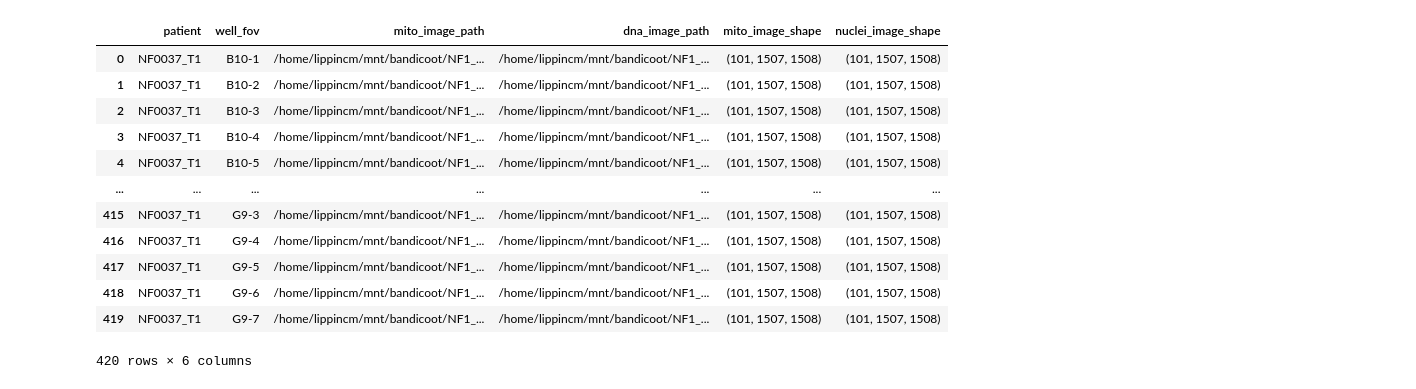
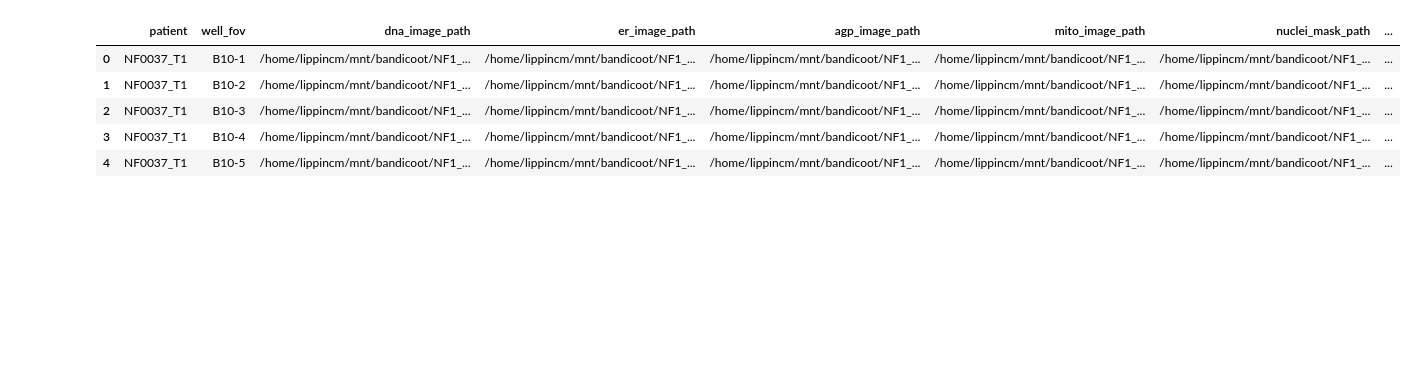
Before and after one commit to WayScience/NF1_3D_organoid_profiling_pipeline, a Jupyter notebook: 0.preprocessing_data/notebooks/2a.fix_patient_NF0037_T1.ipynb, the cells around one changed output. Drawn from its saved outputs; the diff is of its cells as text; code cells hidden in the pictures; blank space fills up the shorter version.

```diff
--- a/0.preprocessing_data/notebooks/2a.fix_patient_NF0037_T1.ipynb
+++ b/0.preprocessing_data/notebooks/2a.fix_patient_NF0037_T1.ipynb
@@ -45,5 +69,5 @@ def change_mito_shape_to_match_nuclei(row):
 # %%
-patient = "NF0037_T1"
+patients = ["NF0037_T1", "NF0037_T1_CQ1"]
 # %%
 final_dict = {
     "patient": [],
@@ -99,37 +142,34 @@ df
+# %%
+columns_to_iterate = {
+    # path column name : shape column name (output)
+    "dna_image_path": "dna_shape",
+    "er_image_path": "er_shape",
+    "agp_image_path": "agp_shape",
+    "mito_image_path": "mito_shape",
+    "nuclei_mask_path": "nuclei_shape",
+    "cell_mask_path": "cell_shape",
+    "cyto_mask_path": "cyto_shape",
+    "organoid_mask_path": "organoid_shape",
+}
 # %%
-mito_shapes = []
-nuclei_shapes = []
+# create the new columns for the data to be inserted into
+for shape_column_name in columns_to_iterate.values():
+    df[shape_column_name] = None
 for row in tqdm.tqdm(
-    df.itertuples(), total=len(df), desc="Checking shapes", unit="well_fov"
+    df.itertuples(), total=df.shape[0], desc="Rows", unit="row", leave=True
 ):
-    try:
-        with tifffile.TiffFile(row.mito_image_path) as tif:
-            shape = tif.series[0].shape
-    except Exception as e:
-        print(f"Error loading {image_path}: {e}")
-        shape = None
-    mito_shapes.append(shape)
-    try:
-        with tifffile.TiffFile(row.dna_image_path) as tif:
-            shape = tif.series[0].shape
-    except Exception as e:
-        print(f"Error loading {image_path}: {e}")
-        shape = None
-    nuclei_shapes.append(shape)
-df["mito_image_shape"] = mito_shapes
-df["nuclei_image_shape"] = nuclei_shapes
-df
+    for path_column_name, shape_column_name in columns_to_iterate.items():
+        shape = retrieve_image_shape(row._asdict()[path_column_name])
+        df.at[row.Index, shape_column_name] = shape
+# convert the pathlib.Path objects to strings for saving to parquet
+for path_column_name in columns_to_iterate.keys():
+    df[path_column_name] = df[path_column_name].astype(str)
+
+df.head()
 # %% [output]
-|  | patient | well_fov | mito_image_path | dna_image_path | mito_image_shape | nuclei_image_shape |
-| 0 | NF0037_T1 | B10-1 | /home/lippincm/mnt/bandicoot/NF1_... | /home/lippincm/mnt/bandicoot/NF1_... | (101, 1507, 1508) | (101, 1507, 1508) |
-| 1 | NF0037_T1 | B10-2 | /home/lippincm/mnt/bandicoot/NF1_... | /home/lippincm/mnt/bandicoot/NF1_... | (101, 1507, 1508) | (101, 1507, 1508) |
-| 2 | NF0037_T1 | B10-3 | /home/lippincm/mnt/bandicoot/NF1_... | /home/lippincm/mnt/bandicoot/NF1_... | (101, 1507, 1508) | (101, 1507, 1508) |
-| 3 | NF0037_T1 | B10-4 | /home/lippincm/mnt/bandicoot/NF1_... | /home/lippincm/mnt/bandicoot/NF1_... | (101, 1507, 1508) | (101, 1507, 1508) |
-| 4 | NF0037_T1 | B10-5 | /home/lippincm/mnt/bandicoot/NF1_... | /home/lippincm/mnt/bandicoot/NF1_... | (101, 1507, 1508) | (101, 1507, 1508) |
-| ... | ... | ... | ... | ... | ... | ... |
-| 415 | NF0037_T1 | G9-3 | /home/lippincm/mnt/bandicoot/NF1_... | /home/lippincm/mnt/bandicoot/NF1_... | (101, 1507, 1508) | (101, 1507, 1508) |
-| 416 | NF0037_T1 | G9-4 | /home/lippincm/mnt/bandicoot/NF1_... | /home/lippincm/mnt/bandicoot/NF1_... | (101, 1507, 1508) | (101, 1507, 1508) |
-| 417 | NF0037_T1 | G9-5 | /home/lippincm/mnt/bandicoot/NF1_... | /home/lippincm/mnt/bandicoot/NF1_... | (101, 1507, 1508) | (101, 1507, 1508) |
-| 418 | NF0037_T1 | G9-6 | /home/lippincm/mnt/bandicoot/NF1_... | /home/lippincm/mnt/bandicoot/NF1_... | (101, 1507, 1508) | (101, 1507, 1508) |
-| 419 | NF0037_T1 | G9-7 | /home/lippincm/mnt/bandicoot/NF1_... | /home/lippincm/mnt/bandicoot/NF1_... | (101, 1507, 1508) | (101, 1507, 1508) |
+|  | patient | well_fov | dna_image_path | er_image_path | agp_image_path | mito_image_path | nuclei_mask_path | ... |
+| 0 | NF0037_T1 | B10-1 | /home/lippincm/mnt/bandicoot/NF1_... | /home/lippincm/mnt/bandicoot/NF1_... | /home/lippincm/mnt/bandicoot/NF1_... | /home/lippincm/mnt/bandicoot/NF1_... | /home/lippincm/mnt/bandicoot/NF1_... | ... |
+| 1 | NF0037_T1 | B10-2 | /home/lippincm/mnt/bandicoot/NF1_... | /home/lippincm/mnt/bandicoot/NF1_... | /home/lippincm/mnt/bandicoot/NF1_... | /home/lippincm/mnt/bandicoot/NF1_... | /home/lippincm/mnt/bandicoot/NF1_... | ... |
+| 2 | NF0037_T1 | B10-3 | /home/lippincm/mnt/bandicoot/NF1_... | /home/lippincm/mnt/bandicoot/NF1_... | /home/lippincm/mnt/bandicoot/NF1_... | /home/lippincm/mnt/bandicoot/NF1_... | /home/lippincm/mnt/bandicoot/NF1_... | ... |
+| 3 | NF0037_T1 | B10-4 | /home/lippincm/mnt/bandicoot/NF1_... | /home/lippincm/mnt/bandicoot/NF1_... | /home/lippincm/mnt/bandicoot/NF1_... | /home/lippincm/mnt/bandicoot/NF1_... | /home/lippincm/mnt/bandicoot/NF1_... | ... |
+| 4 | NF0037_T1 | B10-5 | /home/lippincm/mnt/bandicoot/NF1_... | /home/lippincm/mnt/bandicoot/NF1_... | /home/lippincm/mnt/bandicoot/NF1_... | /home/lippincm/mnt/bandicoot/NF1_... | /home/lippincm/mnt/bandicoot/NF1_... | ... |
-420 rows × 6 columns
```
Also changed, not shown: parts of 6 cells of this notebook, 17 other files.
